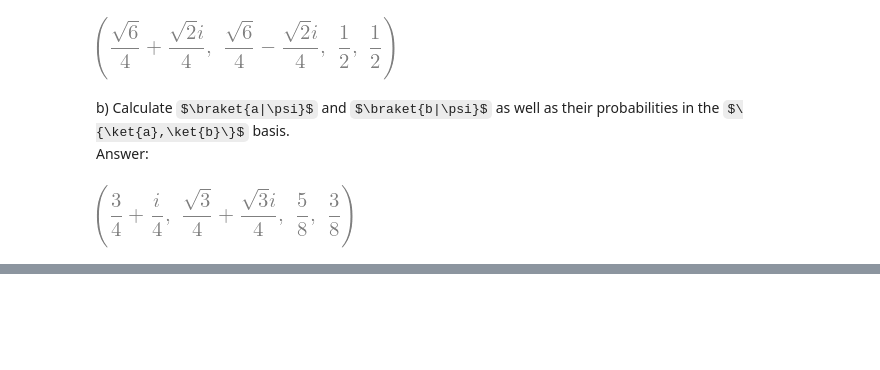
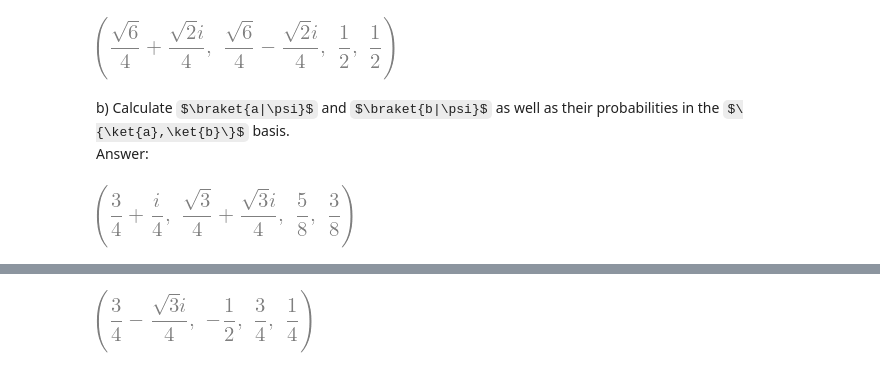
Before and after one commit to Artuk009/QuantumComputing, a Jupyter notebook: PracticeProblems_TWong/Chapter3.ipynb, the cells around one changed output, grey strips where cells are left out. Drawn from its saved outputs; the diff is of its cells as text; code cells hidden in the pictures; some formulas as TeX source; blank space fills up the shorter version.

```diff
--- a/PracticeProblems_TWong/Chapter3.ipynb
+++ b/PracticeProblems_TWong/Chapter3.ipynb
@@ -236,0 +244,16 @@ braket_a_psi,braket_b_psi,probability_a,probability_b
+# %%
+ket_psi = Statevector([(3+1.0j*np.sqrt(3))/4,-1/2])
+ket_0 = Statevector([1,0])
+ket_1 = Statevector([0,1])
+
+# Inner Products
+braket_0_psi = sp.nsimplify(ket_psi.inner(ket_0).item())
+braket_1_psi = sp.nsimplify(ket_psi.inner(ket_1).item())
+
+# Probabilities
+probability_0 = sp.expand(braket_0_psi*sp.conjugate(braket_0_psi))
+probability_1 = sp.expand(braket_1_psi*sp.conjugate(braket_1_psi))
+
+braket_0_psi,braket_1_psi,probability_0,probability_1
+# %% [output]
+[figure, added]
```
Also changed, not shown: parts of 5 cells of this notebook.
